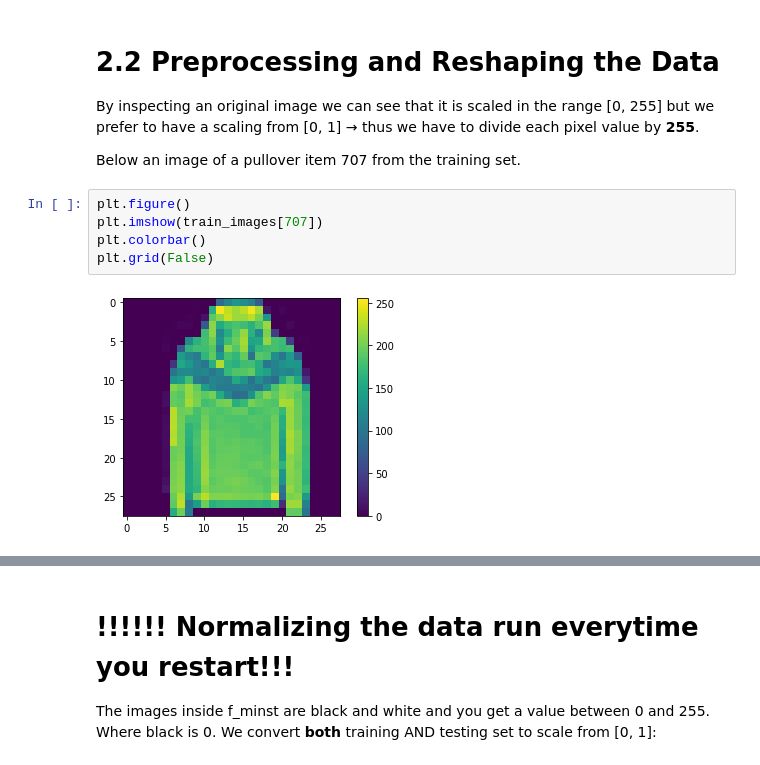
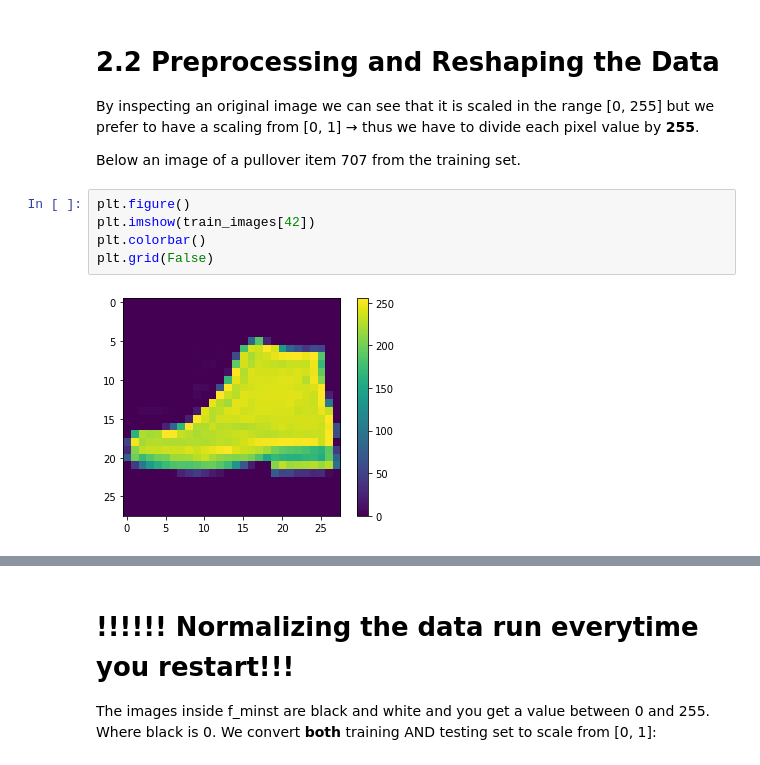
Before and after one commit to ilante/AML_91934_exam, a Jupyter notebook: Englander_AML_1_and_2.ipynb, the cells around one changed output, grey strips where cells are left out. Cells and saved outputs as stored; diff of their text form.

```diff
--- a/Englander_AML_1_and_2.ipynb
+++ b/Englander_AML_1_and_2.ipynb
@@ -255,8 +249,8 @@ By inspecting an original image we can see that it is scaled in the range [0, 25
 Below an image of a pullover item 707 from the training set.
 # %%
 plt.figure()
-plt.imshow(train_images[707])
+plt.imshow(train_images[42])
 plt.colorbar()
 plt.grid(False)
 # %% [output]
-[figure, old version]
+[figure, new version]
```
Also changed, not shown: parts of 82 cells of this notebook.
